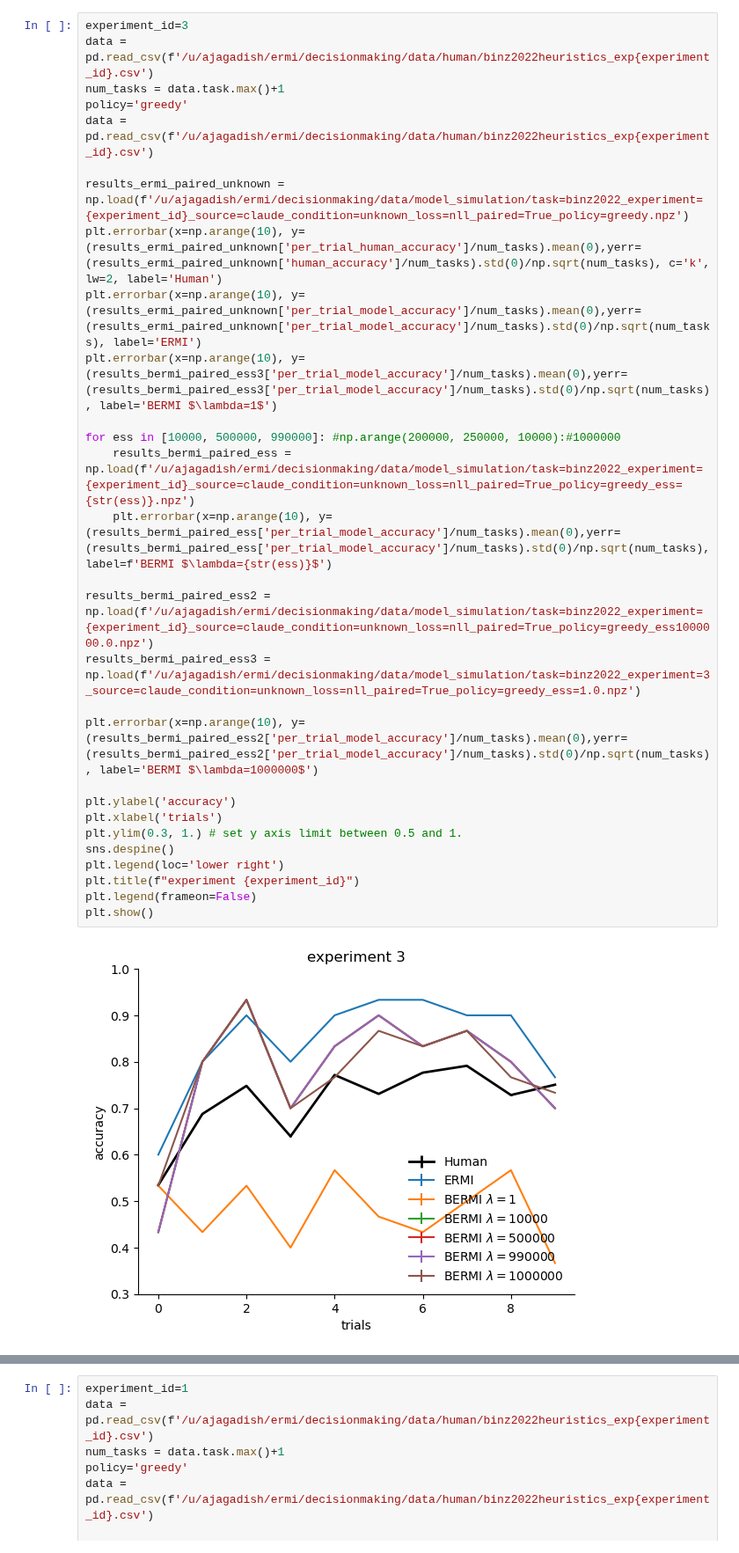
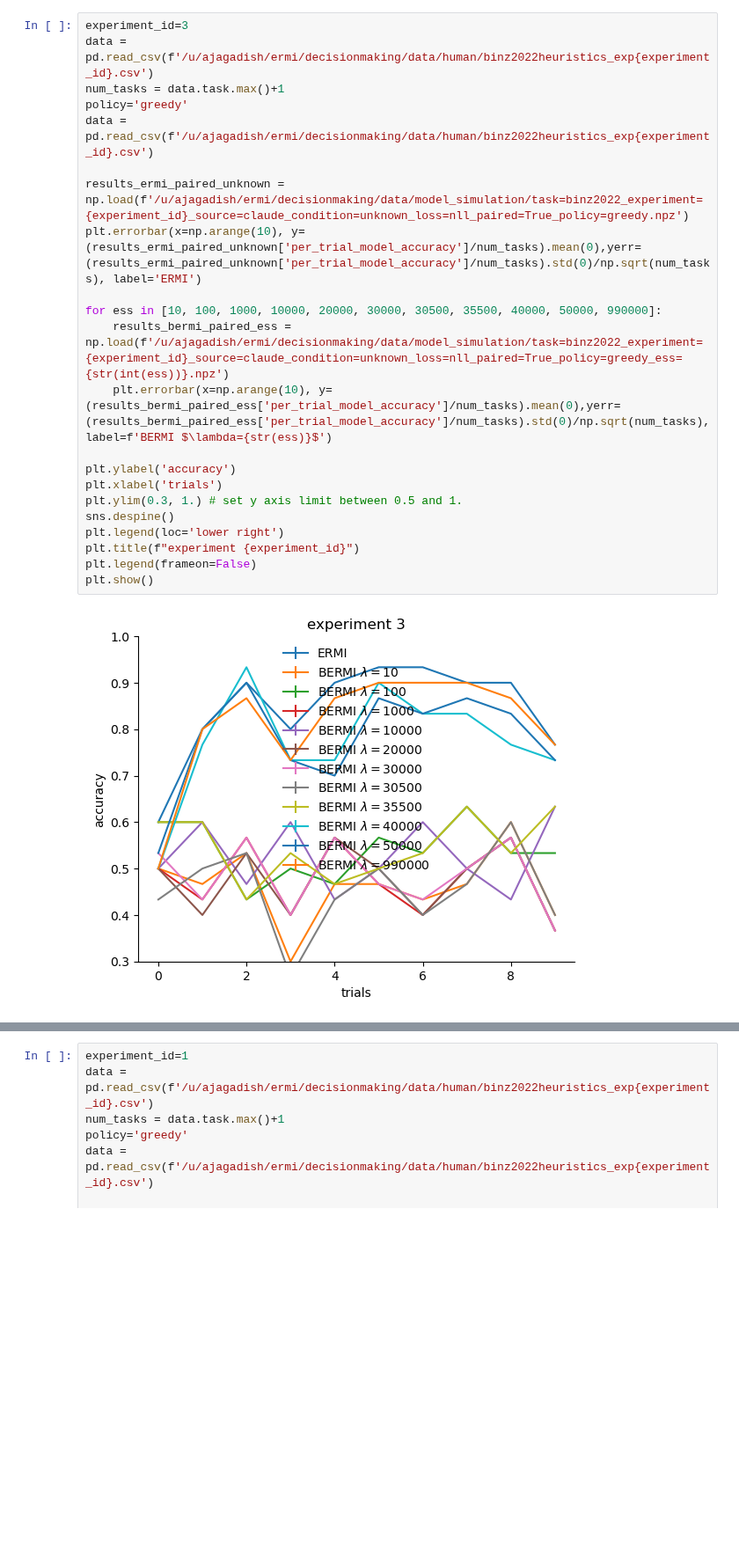
Before and after one commit to akjagadish/ermi, a Jupyter notebook: notebooks/bermi_scope.ipynb, the cells around one changed output, grey strips where cells are left out. Shown at 88% size. Saved outputs shown, nothing was run; the diff lists cells and outputs as text; blank space fills up the shorter version.

```diff
--- a/notebooks/bermi_scope.ipynb
+++ b/notebooks/bermi_scope.ipynb
@@ -16,31 +17,24 @@ SYS_PATH = '/u/ajagadish/ermi'
 # %%
 experiment_id=3
 data = pd.read_csv(f'/u/ajagadish/ermi/decisionmaking/data/human/binz2022heuristics_exp{experiment_id}.csv')
 num_tasks = data.task.max()+1
 policy='greedy'
 data = pd.read_csv(f'/u/ajagadish/ermi/decisionmaking/data/human/binz2022heuristics_exp{experiment_id}.csv')
 
 results_ermi_paired_unknown = np.load(f'/u/ajagadish/ermi/decisionmaking/data/model_simulation/task=binz2022_experiment={experiment_id}_source=claude_condition=unknown_loss=nll_paired=True_policy=greedy.npz')
-plt.errorbar(x=np.arange(10), y=(results_ermi_paired_unknown['per_trial_human_accuracy']/num_tasks).mean(0),yerr=(results_ermi_paired_unknown['human_accuracy']/num_tasks).std(0)/np.sqrt(num_tasks), c='k', lw=2, label='Human')
 plt.errorbar(x=np.arange(10), y=(results_ermi_paired_unknown['per_trial_model_accuracy']/num_tasks).mean(0),yerr=(results_ermi_paired_unknown['per_trial_model_accuracy']/num_tasks).std(0)/np.sqrt(num_tasks), label='ERMI')
-plt.errorbar(x=np.arange(10), y=(results_bermi_paired_ess3['per_trial_model_accuracy']/num_tasks).mean(0),yerr=(results_bermi_paired_ess3['per_trial_model_accuracy']/num_tasks).std(0)/np.sqrt(num_tasks), label='BERMI $\lambda=1$')
 
-for ess in [10000, 500000, 990000]: #np.arange(200000, 250000, 10000):#1000000
-    results_bermi_paired_ess = np.load(f'/u/ajagadish/ermi/decisionmaking/data/model_simulation/task=binz2022_experiment={experiment_id}_source=claude_condition=unknown_loss=nll_paired=True_policy=greedy_ess={str(ess)}.npz')
+for ess in [10, 100, 1000, 10000, 20000, 30000, 30500, 35500, 40000, 50000, 990000]:
+    results_bermi_paired_ess = np.load(f'/u/ajagadish/ermi/decisionmaking/data/model_simulation/task=binz2022_experiment={experiment_id}_source=claude_condition=unknown_loss=nll_paired=True_policy=greedy_ess={str(int(ess))}.npz')
     plt.errorbar(x=np.arange(10), y=(results_bermi_paired_ess['per_trial_model_accuracy']/num_tasks).mean(0),yerr=(results_bermi_paired_ess['per_trial_model_accuracy']/num_tasks).std(0)/np.sqrt(num_tasks), label=f'BERMI $\lambda={str(ess)}$')
-
-results_bermi_paired_ess2 = np.load(f'/u/ajagadish/ermi/decisionmaking/data/model_simulation/task=binz2022_experiment={experiment_id}_source=claude_condition=unknown_loss=nll_paired=True_policy=greedy_ess1000000.0.npz')
-results_bermi_paired_ess3 = np.load(f'/u/ajagadish/ermi/decisionmaking/data/model_simulation/task=binz2022_experiment=3_source=claude_condition=unknown_loss=nll_paired=True_policy=greedy_ess=1.0.npz')
-
-plt.errorbar(x=np.arange(10), y=(results_bermi_paired_ess2['per_trial_model_accuracy']/num_tasks).mean(0),yerr=(results_bermi_paired_ess2['per_trial_model_accuracy']/num_tasks).std(0)/np.sqrt(num_tasks), label='BERMI $\lambda=1000000$')
 
 plt.ylabel('accuracy')
 plt.xlabel('trials')
 plt.ylim(0.3, 1.) # set y axis limit between 0.5 and 1.
 sns.despine()
 plt.legend(loc='lower right')
 plt.title(f"experiment {experiment_id}")
 plt.legend(frameon=False)
 plt.show()
 # %% [output]
-[figure, old version]
+[figure, new version]
```
Also changed, not shown: parts of 5 cells of this notebook.
